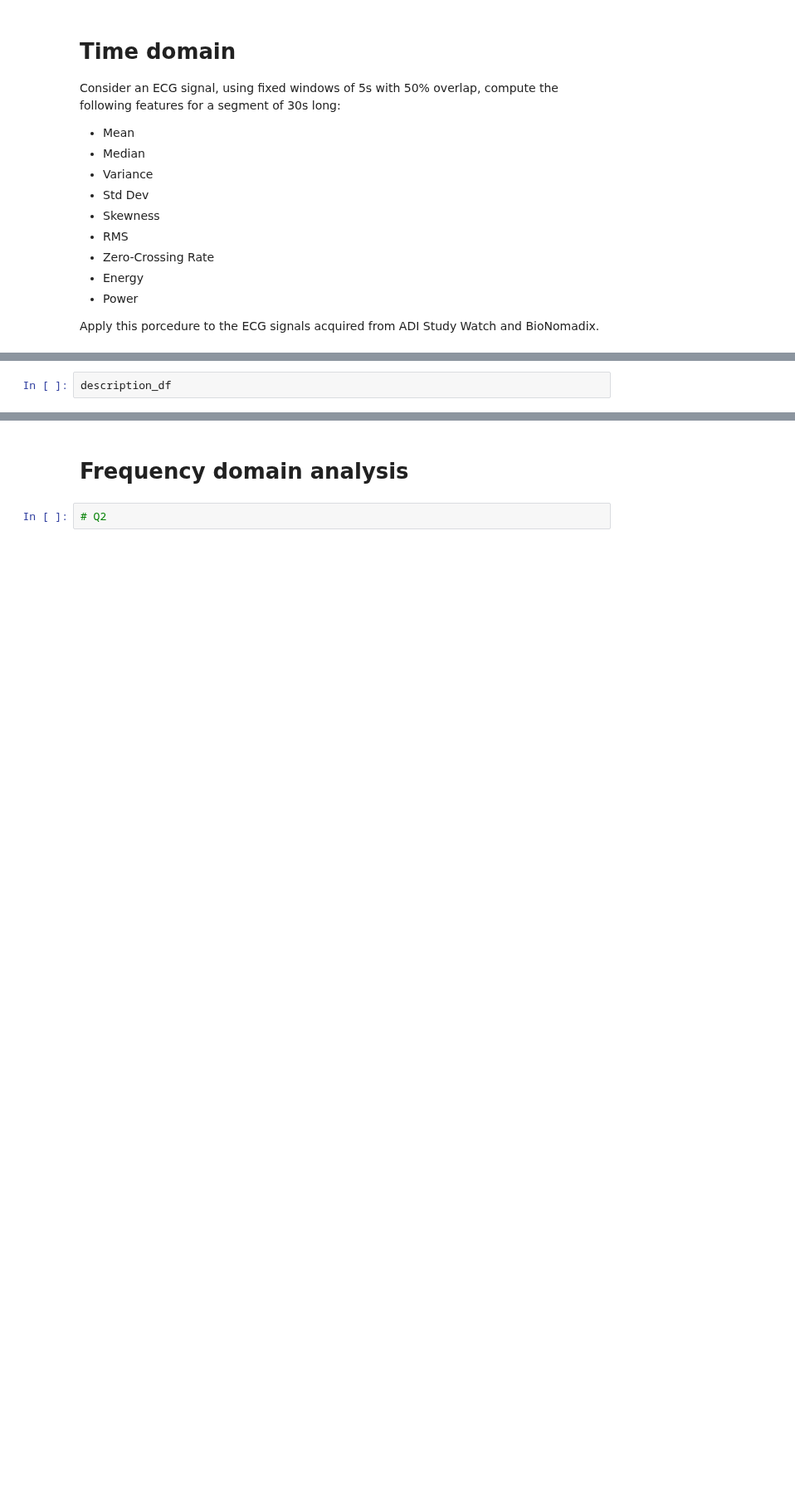
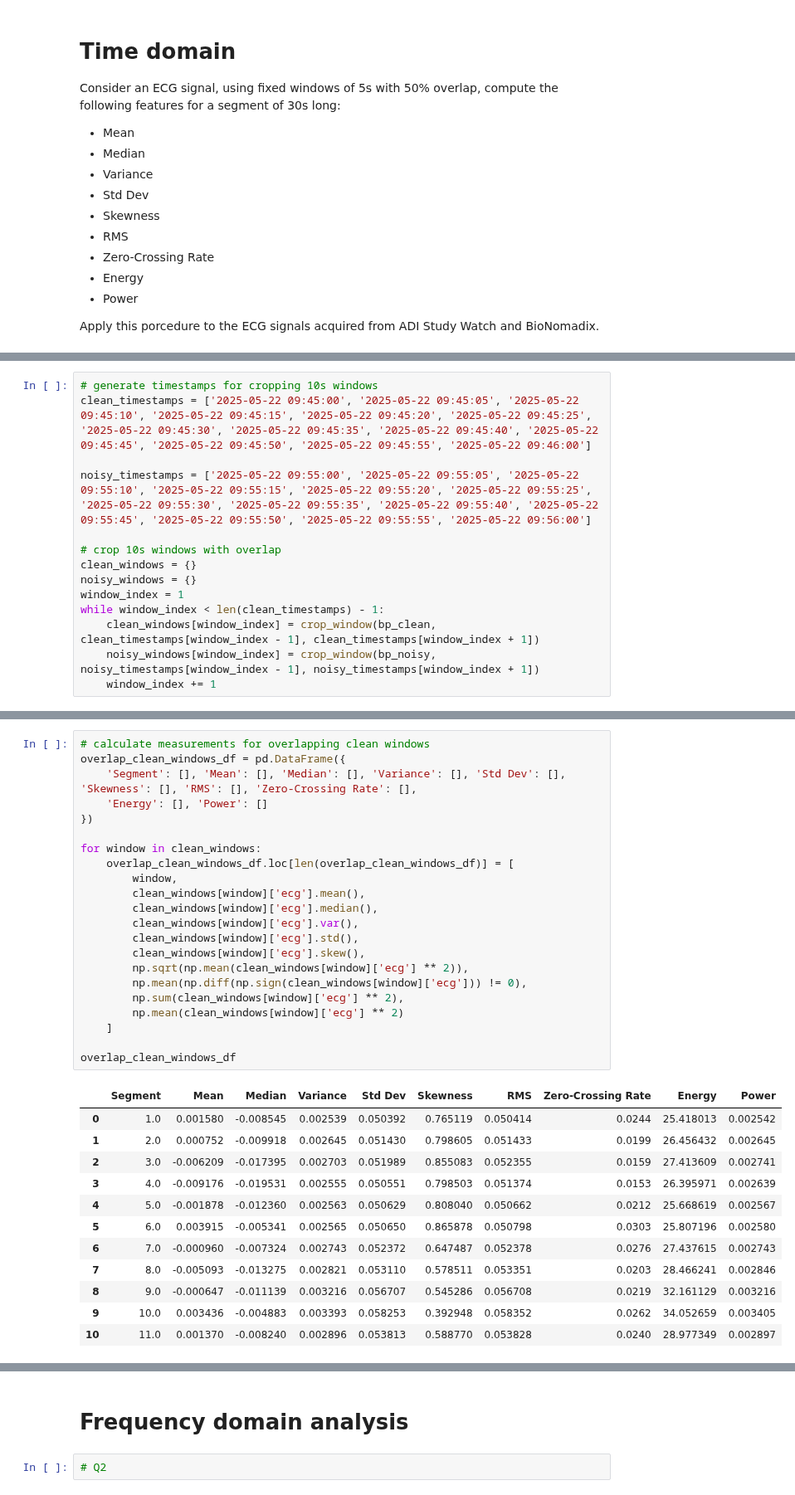
Before and after one commit to victor-42/medical_data_processing, a Jupyter notebook: assignment_2.ipynb, the cells around one changed output, grey strips where cells are left out. Shown at 83% size. Drawn from its saved outputs; the diff is of its cells as text; blank space fills up the shorter version.

```diff
--- a/assignment_2.ipynb
+++ b/assignment_2.ipynb
@@ -155,2 +186,14 @@ plot_data_descriptions(watch_clean, bp_clean, dataset_name='Clean')
 # %%
-description_df
+# generate timestamps for cropping 10s windows
+clean_timestamps = ['2025-05-22 09:45:00', '2025-05-22 09:45:05', '2025-05-22 09:45:10', '2025-05-22 09:45:15', '2025-05-22 09:45:20', '2025-05-22 09:45:25', '2025-05-22 09:45:30', '2025-05-22 09:45:35', '2025-05-22 09:45:40', '2025-05-22 09:45:45', '2025-05-22 09:45:50', '2025-05-22 09:45:55', '2025-05-22 09:46:00']
+
+noisy_timestamps = ['2025-05-22 09:55:00', '2025-05-22 09:55:05', '2025-05-22 09:55:10', '2025-05-22 09:55:15', '2025-05-22 09:55:20', '2025-05-22 09:55:25', '2025-05-22 09:55:30', '2025-05-22 09:55:35', '2025-05-22 09:55:40', '2025-05-22 09:55:45', '2025-05-22 09:55:50', '2025-05-22 09:55:55', '2025-05-22 09:56:00']
+
+# crop 10s windows with overlap
+clean_windows = {}
+noisy_windows = {}
+window_index = 1
+while window_index < len(clean_timestamps) - 1:
+    clean_windows[window_index] = crop_window(bp_clean, clean_timestamps[window_index - 1], clean_timestamps[window_index + 1])
+    noisy_windows[window_index] = crop_window(bp_noisy, noisy_timestamps[window_index - 1], noisy_timestamps[window_index + 1])
+    window_index += 1
@@ -162,0 +200,35 @@ description_df
+# %%
+# calculate measurements for overlapping clean windows
+overlap_clean_windows_df = pd.DataFrame({
+    'Segment': [], 'Mean': [], 'Median': [], 'Variance': [], 'Std Dev': [], 'Skewness': [], 'RMS': [], 'Zero-Crossing Rate': [],
+    'Energy': [], 'Power': []
+})
+
+for window in clean_windows:
+    overlap_clean_windows_df.loc[len(overlap_clean_windows_df)] = [
+        window,
+        clean_windows[window]['ecg'].mean(),
+        clean_windows[window]['ecg'].median(),
+        clean_windows[window]['ecg'].var(),
+        clean_windows[window]['ecg'].std(),
+        clean_windows[window]['ecg'].skew(),
+        np.sqrt(np.mean(clean_windows[window]['ecg'] ** 2)),
+        np.mean(np.diff(np.sign(clean_windows[window]['ecg'])) != 0),
+        np.sum(clean_windows[window]['ecg'] ** 2),
+        np.mean(clean_windows[window]['ecg'] ** 2)
+    ]
+
+overlap_clean_windows_df
+# %% [output]
+|  | Segment | Mean | Median | Variance | Std Dev | Skewness | RMS | Zero-Crossing Rate | Energy | Power |
+| 0 | 1.0 | 0.001580 | -0.008545 | 0.002539 | 0.050392 | 0.765119 | 0.050414 | 0.0244 | 25.418013 | 0.002542 |
+| 1 | 2.0 | 0.000752 | -0.009918 | 0.002645 | 0.051430 | 0.798605 | 0.051433 | 0.0199 | 26.456432 | 0.002645 |
+| 2 | 3.0 | -0.006209 | -0.017395 | 0.002703 | 0.051989 | 0.855083 | 0.052355 | 0.0159 | 27.413609 | 0.002741 |
+| 3 | 4.0 | -0.009176 | -0.019531 | 0.002555 | 0.050551 | 0.798503 | 0.051374 | 0.0153 | 26.395971 | 0.002639 |
+| 4 | 5.0 | -0.001878 | -0.012360 | 0.002563 | 0.050629 | 0.808040 | 0.050662 | 0.0212 | 25.668619 | 0.002567 |
+| 5 | 6.0 | 0.003915 | -0.005341 | 0.002565 | 0.050650 | 0.865878 | 0.050798 | 0.0303 | 25.807196 | 0.002580 |
+| 6 | 7.0 | -0.000960 | -0.007324 | 0.002743 | 0.052372 | 0.647487 | 0.052378 | 0.0276 | 27.437615 | 0.002743 |
+| 7 | 8.0 | -0.005093 | -0.013275 | 0.002821 | 0.053110 | 0.578511 | 0.053351 | 0.0203 | 28.466241 | 0.002846 |
+| 8 | 9.0 | -0.000647 | -0.011139 | 0.003216 | 0.056707 | 0.545286 | 0.056708 | 0.0219 | 32.161129 | 0.003216 |
+| 9 | 10.0 | 0.003436 | -0.004883 | 0.003393 | 0.058253 | 0.392948 | 0.058352 | 0.0262 | 34.052659 | 0.003405 |
+| 10 | 11.0 | 0.001370 | -0.008240 | 0.002896 | 0.053813 | 0.588770 | 0.053828 | 0.0240 | 28.977349 | 0.002897 |
```
Also changed, not shown: parts of 9 cells of this notebook, 6 other files.
